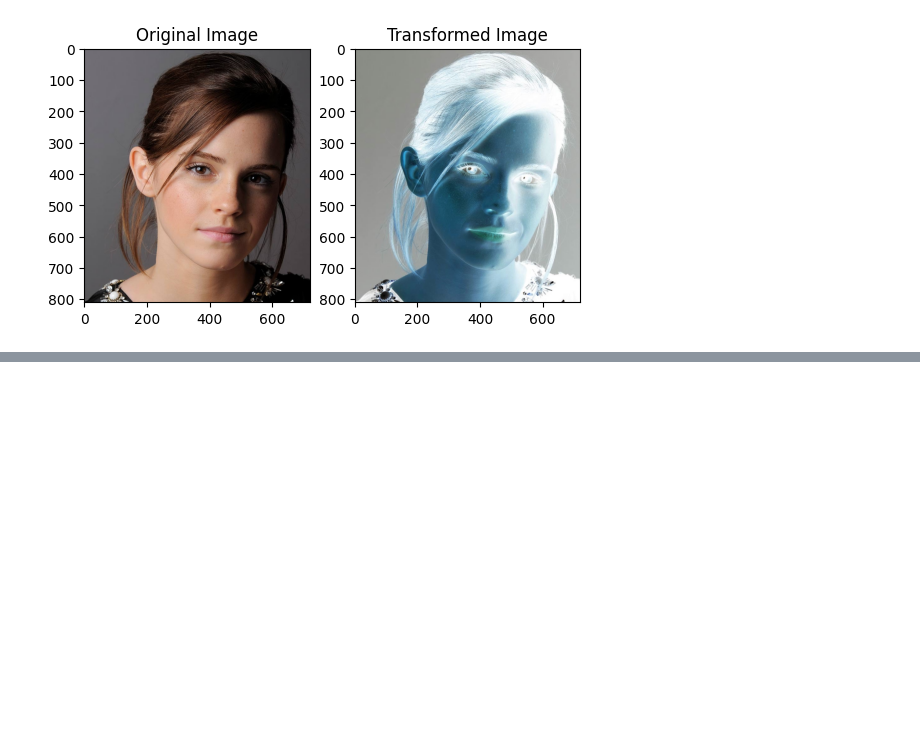
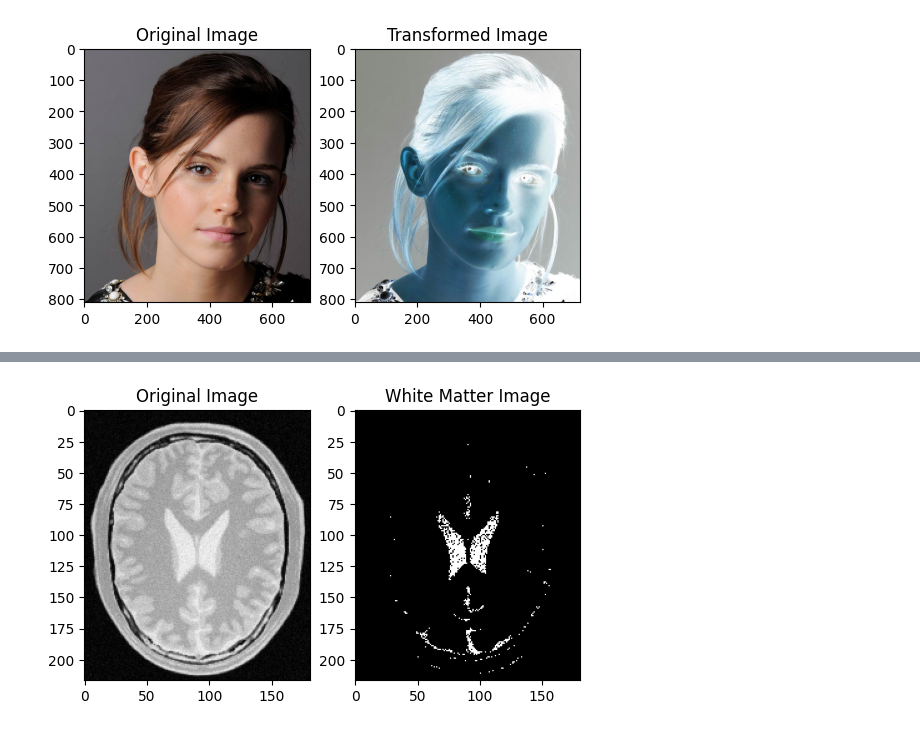
Before and after one commit to Thaminduu/Assignment_01, a Jupyter notebook: Untitled-1.ipynb, the cells around one changed output, grey strips where cells are left out. Saved outputs shown, nothing was run; the diff lists cells and outputs as text; code cells hidden in the pictures; blank space fills up the shorter version.

```diff
--- a/Untitled-1.ipynb
+++ b/Untitled-1.ipynb
@@ -83,0 +100,15 @@ plt.show()
+# %%
+
+threshold = 225
+thresholded_img = (img > threshold) * 255
+plt.subplot(1, 2, 1)
+plt.imshow(img)
+plt.title('Original Image')
+
+plt.subplot(1, 2, 2)
+plt.imshow(thresholded_img, cmap='gray')
+plt.title('White Matter Image')
+
+plt.show()
+# %% [output]
+[figure, added]
```
Also changed, not shown: parts of 3 cells of this notebook.
